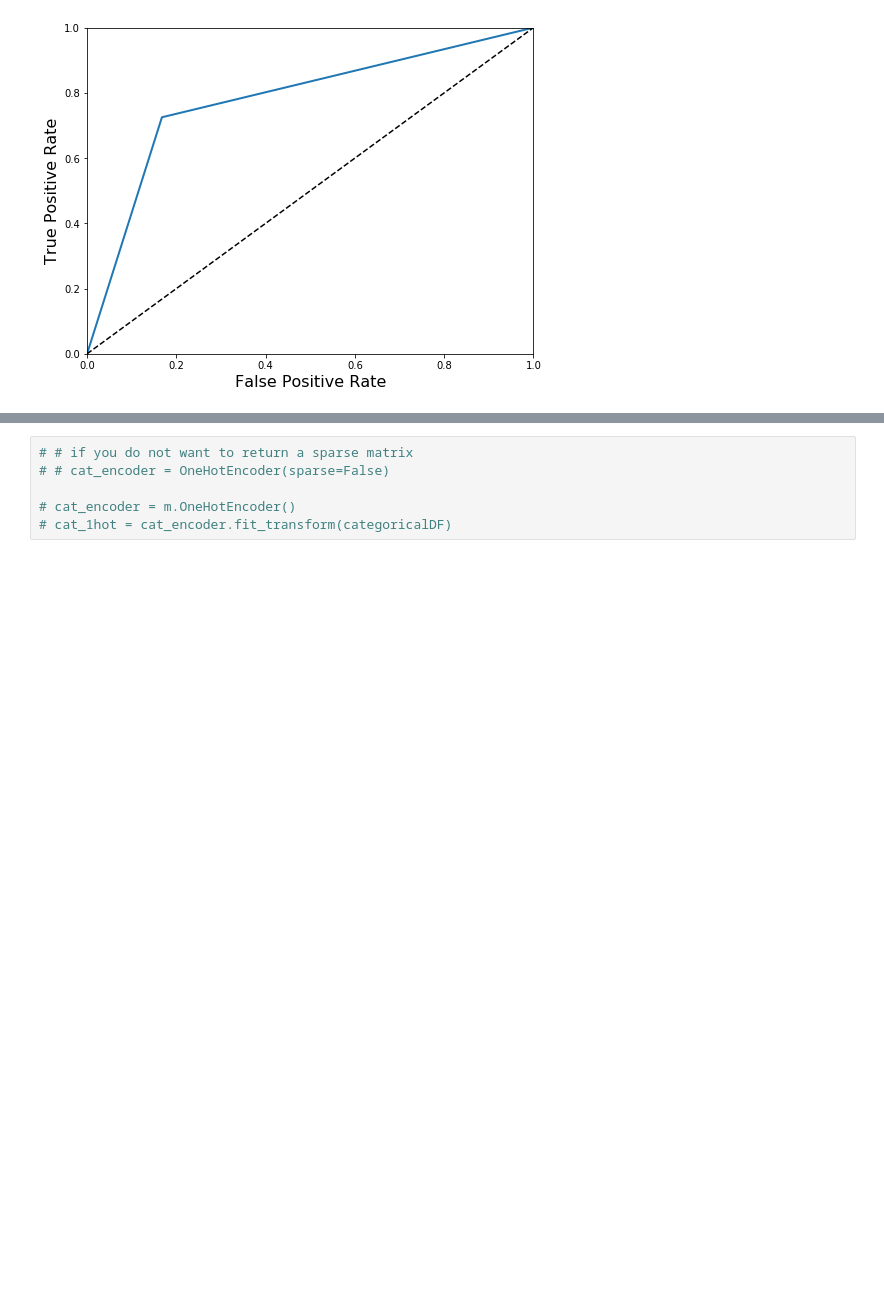
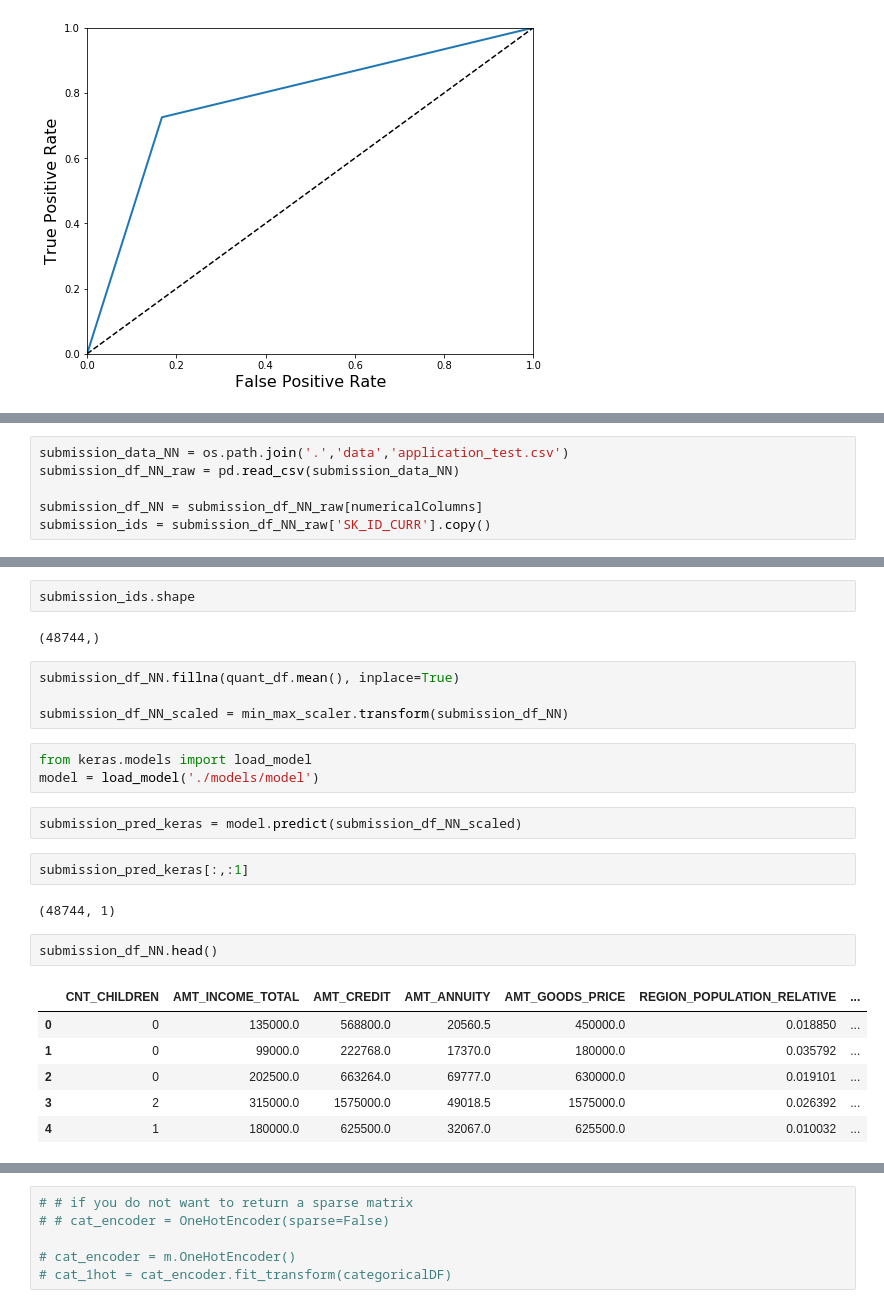
Before and after one commit to jtzupan/homeCredit, a Jupyter notebook: Explore.ipynb, the cells around one changed output, grey strips where cells are left out. Saved outputs shown, nothing was run; the diff lists cells and outputs as text; blank space fills up the shorter version.

Commit message:
added neural net submission

```diff
--- a/Explore.ipynb
+++ b/Explore.ipynb
@@ -281,0 +289,6 @@ plt.show()
+# %%
+submission_data_NN = os.path.join('.','data','application_test.csv')
+submission_df_NN_raw = pd.read_csv(submission_data_NN)
+
+submission_df_NN = submission_df_NN_raw[numericalColumns]
+submission_ids = submission_df_NN_raw['SK_ID_CURR'].copy()
@@ -281,0 +299,26 @@ plt.show()
+# %%
+submission_ids.shape
+# %% [output]
+(48744,)
+# %%
+submission_df_NN.fillna(quant_df.mean(), inplace=True)
+
+submission_df_NN_scaled = min_max_scaler.transform(submission_df_NN)
+# %%
+from keras.models import load_model
+model = load_model('./models/model')
+# %%
+submission_pred_keras = model.predict(submission_df_NN_scaled)
+# %%
+submission_pred_keras[:,:1]
+# %% [output]
+(48744, 1)
+# %%
+submission_df_NN.head()
+# %% [output]
+|  | CNT_CHILDREN | AMT_INCOME_TOTAL | AMT_CREDIT | AMT_ANNUITY | AMT_GOODS_PRICE | REGION_POPULATION_RELATIVE | ... |
+| 0 | 0 | 135000.0 | 568800.0 | 20560.5 | 450000.0 | 0.018850 | ... |
+| 1 | 0 | 99000.0 | 222768.0 | 17370.0 | 180000.0 | 0.035792 | ... |
+| 2 | 0 | 202500.0 | 663264.0 | 69777.0 | 630000.0 | 0.019101 | ... |
+| 3 | 2 | 315000.0 | 1575000.0 | 49018.5 | 1575000.0 | 0.026392 | ... |
+| 4 | 1 | 180000.0 | 625500.0 | 32067.0 | 625500.0 | 0.010032 | ... |
```
Also changed, not shown: parts of 8 cells of this notebook.
